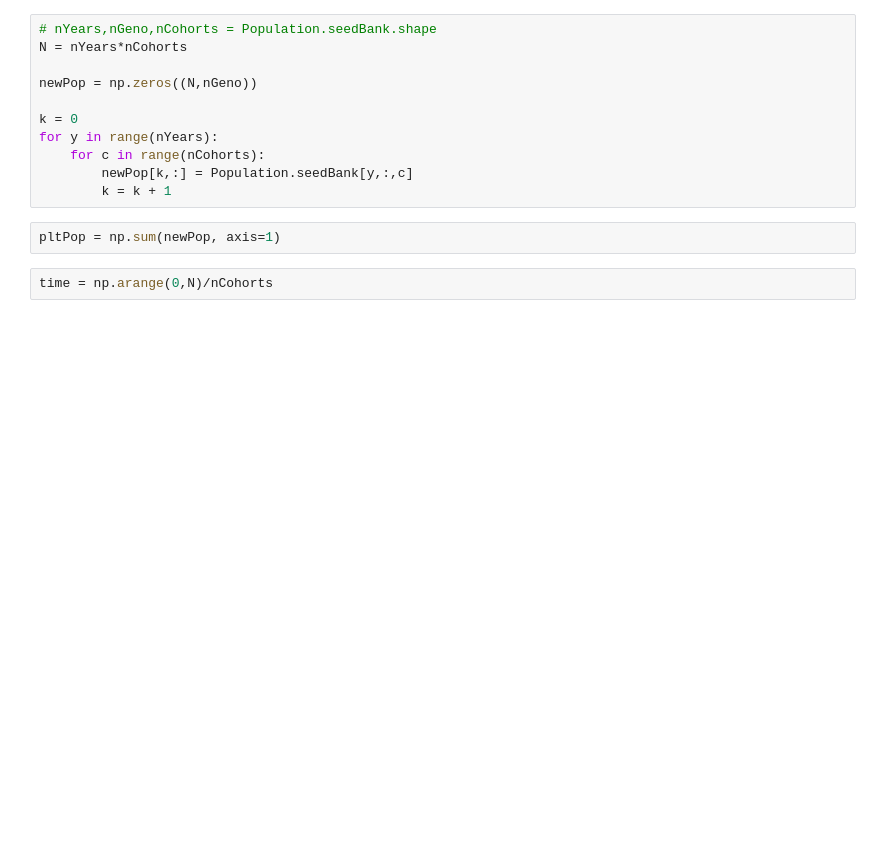
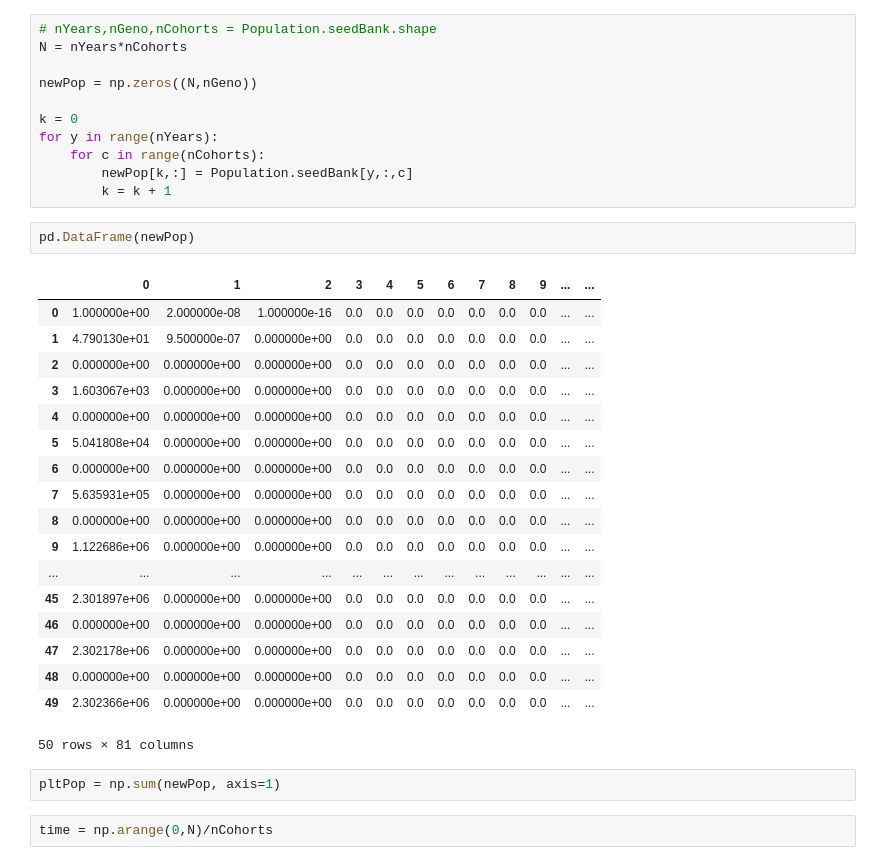
Before and after one commit to Sakib1418/Corteva, a Jupyter notebook: herbicide_model.ipynb, the cells around one changed output. Drawn from its saved outputs; the diff is of its cells as text; blank space fills up the shorter version.

```diff
--- a/herbicide_model.ipynb
+++ b/herbicide_model.ipynb
@@ -874,6 +891,27 @@ for y in range(nYears):
     for c in range(nCohorts):
         newPop[k,:] = Population.seedBank[y,:,c]
         k = k + 1
+# %%
+pd.DataFrame(newPop)
+# %% [output]
+|  | 0 | 1 | 2 | 3 | 4 | 5 | 6 | 7 | 8 | 9 | ... | ... |
+| 0 | 1.000000e+00 | 2.000000e-08 | 1.000000e-16 | 0.0 | 0.0 | 0.0 | 0.0 | 0.0 | 0.0 | 0.0 | ... | ... |
+| 1 | 4.790130e+01 | 9.500000e-07 | 0.000000e+00 | 0.0 | 0.0 | 0.0 | 0.0 | 0.0 | 0.0 | 0.0 | ... | ... |
+| 2 | 0.000000e+00 | 0.000000e+00 | 0.000000e+00 | 0.0 | 0.0 | 0.0 | 0.0 | 0.0 | 0.0 | 0.0 | ... | ... |
+| 3 | 1.603067e+03 | 0.000000e+00 | 0.000000e+00 | 0.0 | 0.0 | 0.0 | 0.0 | 0.0 | 0.0 | 0.0 | ... | ... |
+| 4 | 0.000000e+00 | 0.000000e+00 | 0.000000e+00 | 0.0 | 0.0 | 0.0 | 0.0 | 0.0 | 0.0 | 0.0 | ... | ... |
+| 5 | 5.041808e+04 | 0.000000e+00 | 0.000000e+00 | 0.0 | 0.0 | 0.0 | 0.0 | 0.0 | 0.0 | 0.0 | ... | ... |
+| 6 | 0.000000e+00 | 0.000000e+00 | 0.000000e+00 | 0.0 | 0.0 | 0.0 | 0.0 | 0.0 | 0.0 | 0.0 | ... | ... |
+| 7 | 5.635931e+05 | 0.000000e+00 | 0.000000e+00 | 0.0 | 0.0 | 0.0 | 0.0 | 0.0 | 0.0 | 0.0 | ... | ... |
+| 8 | 0.000000e+00 | 0.000000e+00 | 0.000000e+00 | 0.0 | 0.0 | 0.0 | 0.0 | 0.0 | 0.0 | 0.0 | ... | ... |
+| 9 | 1.122686e+06 | 0.000000e+00 | 0.000000e+00 | 0.0 | 0.0 | 0.0 | 0.0 | 0.0 | 0.0 | 0.0 | ... | ... |
+| ... | ... | ... | ... | ... | ... | ... | ... | ... | ... | ... | ... | ... |
+| 45 | 2.301897e+06 | 0.000000e+00 | 0.000000e+00 | 0.0 | 0.0 | 0.0 | 0.0 | 0.0 | 0.0 | 0.0 | ... | ... |
+| 46 | 0.000000e+00 | 0.000000e+00 | 0.000000e+00 | 0.0 | 0.0 | 0.0 | 0.0 | 0.0 | 0.0 | 0.0 | ... | ... |
+| 47 | 2.302178e+06 | 0.000000e+00 | 0.000000e+00 | 0.0 | 0.0 | 0.0 | 0.0 | 0.0 | 0.0 | 0.0 | ... | ... |
+| 48 | 0.000000e+00 | 0.000000e+00 | 0.000000e+00 | 0.0 | 0.0 | 0.0 | 0.0 | 0.0 | 0.0 | 0.0 | ... | ... |
+| 49 | 2.302366e+06 | 0.000000e+00 | 0.000000e+00 | 0.0 | 0.0 | 0.0 | 0.0 | 0.0 | 0.0 | 0.0 | ... | ... |
+50 rows × 81 columns
 # %%
 pltPop = np.sum(newPop, axis=1)
 # %%
```
Also changed, not shown: parts of 4 cells of this notebook.
